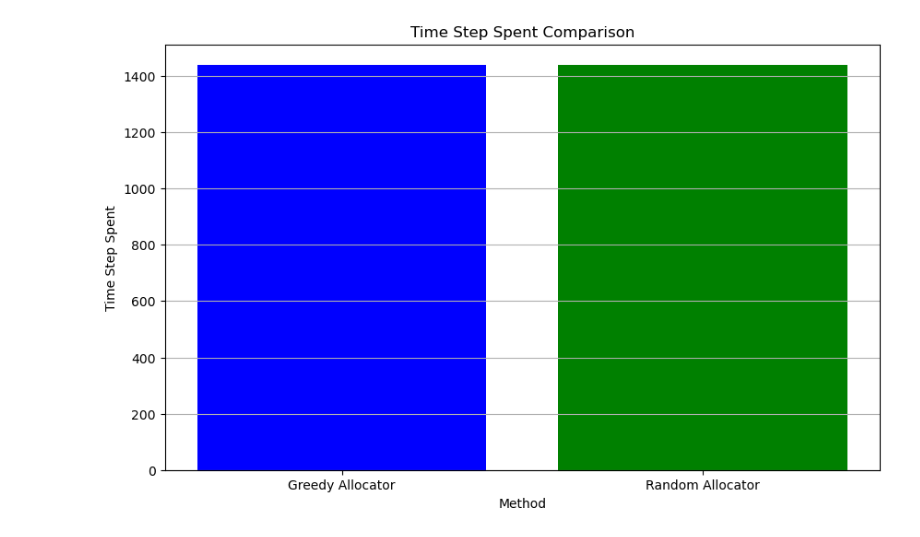
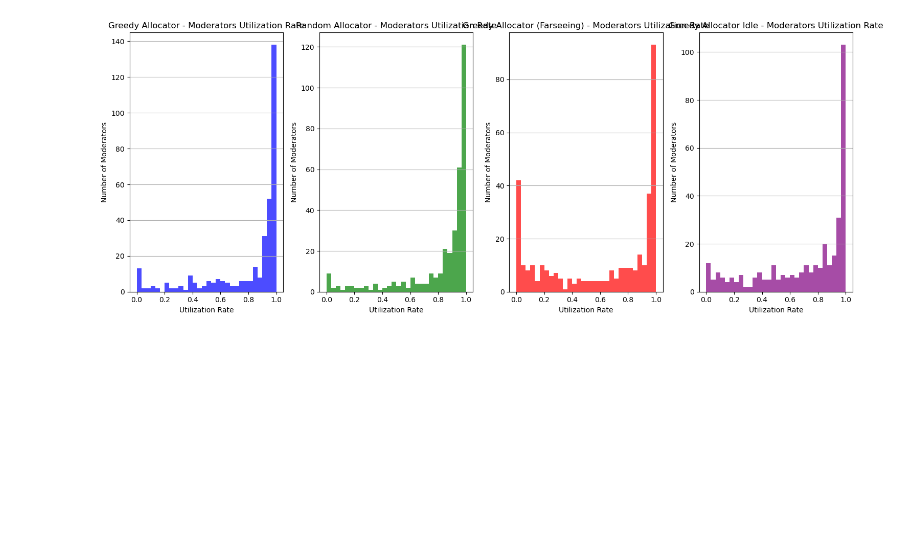
Before and after one commit to yiwen101/AllocAvenger, a Jupyter notebook: analysis.ipynb, the cells around one changed output. Drawn from its saved outputs; the diff is of its cells as text; code cells hidden in the pictures; blank space fills up the shorter version.

Commit message:
Updated visualisation

```diff
--- a/analysis.ipynb
+++ b/analysis.ipynb
@@ -7,15 +7,20 @@ def load_data(filepath):
     with open(filepath, "r") as file:
         return json.load(file)
 
-greedy_data = load_data('./simulation_results/result_even_1_1_synthetic_greedy_farseeing.json')
-random_data = load_data('./simulation_results/result_even_1_1_synthetic_greedy_farseeing.json')
-methods = ['Greedy Allocator', 'Random Allocator']
+# Define comparisons
+comparisons = [
+    {"name": "Greedy Allocator", "data": load_data('./simulation_results/result_even_1_1_raw_greedy.json')},
+    {"name": "Random Allocator", "data": load_data('./simulation_results/result_even_1_1_raw_random.json')},
+    {"name": "Greedy Allocator (Farseeing)", "data": load_data('./simulation_results/result_even_1_1_raw_greedy_farseeing.json')},
+    {"name": "Greedy Allocator Idle", "data": load_data('./simulation_results/result_even_1_1_raw_greedy_idle.json')},
+    # Add more comparisons as needed
+]
 
-# Plotting the total matching loss for both methods
-def plot_matching_loss(greedy_loss, random_loss):
+# Plotting the total matching loss for all methods
+def plot_matching_loss():
     plt.figure(figsize=(10, 6))
-    methods = ['Greedy Allocator', 'Random Allocator']
-    losses = [greedy_loss, random_loss]
+    methods = [comp["name"] for comp in comparisons]
+    losses = [comp["data"][0] for comp in comparisons]
     plt.bar(methods, losses, color=['blue', 'green'])
     plt.title('Total Matching Loss Comparison')
     plt.ylabel('Total Matching Loss')
@@ -23,51 +28,49 @@ def plot_matching_loss(greedy_loss, random_loss):
     plt.grid(axis='y')
     plt.show()
 
-plot_matching_loss(greedy_data[0], random_data[0])
+def plot_matching_loss():
+    plt.figure(figsize=(10, 6))
+    methods = [comp["name"] for comp in comparisons]
+    losses = [comp["data"][0] for comp in comparisons]
+    colors = ['blue', 'green', 'red', 'purple', 'yellow']  # Add more colors if needed
+    plt.bar(methods, losses, color=colors)
+    plt.title('Total Matching Loss Comparison')
+    plt.ylabel('Total Matching Loss')
+    plt.xlabel('Method')
+    plt.grid(axis='y')
+    plt.show()
 
-# Plotting the average utilization rate for both methods
-def plot_avg_utilization(greedy_avg_utilization, random_avg_utilization):
+plot_matching_loss()
+
+# Plotting the average utilization rate for all methods
+def plot_avg_utilization():
     plt.figure(figsize=(10, 6))
-    avg_utilizations = [greedy_avg_utilization, random_avg_utilization]
-    plt.bar(methods, avg_utilizations, color=['blue', 'green'])
+    methods = [comp["name"] for comp in comparisons]
+    avg_utilizations = [comp["data"][1] for comp in comparisons]
+    colors = ['blue', 'green', 'red', 'purple', 'yellow']  # Add more colors if needed
+    plt.bar(methods, avg_utilizations, color=colors)
     plt.title('Average Utilization Rate Comparison')
     plt.ylabel('Average Utilization Rate')
     plt.xlabel('Method')
     plt.grid(axis='y')
     plt.show()
 
-plot_avg_utilization(greedy_data[1], random_data[1])
+plot_avg_utilization()
 
-# Plotting the time step spent for both methods
-def plot_time_step(greedy_time_step, random_time_step):
-    plt.figure(figsize=(10, 6))
-    time_steps = [greedy_time_step, random_time_step]
-    plt.bar(methods, time_steps, color=['blue', 'green'])
-    plt.title('Time Step Spent Comparison')
-    plt.ylabel('Time Step Spent')
-    plt.xlabel('Method')
-    plt.grid(axis='y')
-    plt.show()
 
-plot_time_step(greedy_data[2], random_data[2])
-
-# Plotting histograms of the utilization rates for all moderators for both methods
-def plot_moderators_utilization(greedy_moderators_utilization, random_moderators_utilization):
+# Plotting histograms of the utilization rates for all moderators for all methods
+def plot_moderators_utilization():
     plt.figure(figsize=(15, 6))
-    plt.subplot(1, 2, 1)
-    plt.hist(greedy_moderators_utilization, bins=30, color='blue', alpha=0.7)
-    plt.title('Greedy Allocator - Moderators Utilization Rate')
-    plt.xlabel('Utilization Rate')
-    plt.ylabel('Number of Moderators')
-    plt.grid(axis='y')
-    plt.subplot(1, 2, 2)
-    plt.hist(random_moderators_utilization, bins=30, color='green', alpha=0.7)
-    plt.title('Random Allocator - Moderators Utilization Rate')
-    plt.xlabel('Utilization Rate')
-    plt.ylabel('Number of Moderators')
-    plt.grid(axis='y')
+    colors = ['blue', 'green', 'red', 'purple', 'yellow']  # Add more colors if needed
+    for i, comp in enumerate(comparisons):
+        plt.subplot(1, len(comparisons), i+1)
+        plt.hist(comp["data"][3], bins=30, color=colors[i], alpha=0.7)
+        plt.title(f'{comp["name"]} - Moderators Utilization Rate')
+        plt.xlabel('Utilization Rate')
+        plt.ylabel('Number of Moderators')
+        plt.grid(axis='y')
     plt.tight_layout()
     plt.show()
 
-plot_moderators_utilization(greedy_data[3], random_data[3])
+plot_moderators_utilization()
 # %% [output]
@@ -76 +79 @@ plot_moderators_utilization(greedy_data[3], random_data[3])
-[figure, old version]
+[figure, new version]
```
Also changed, not shown: parts of 1 cell of this notebook, 6 other files.
